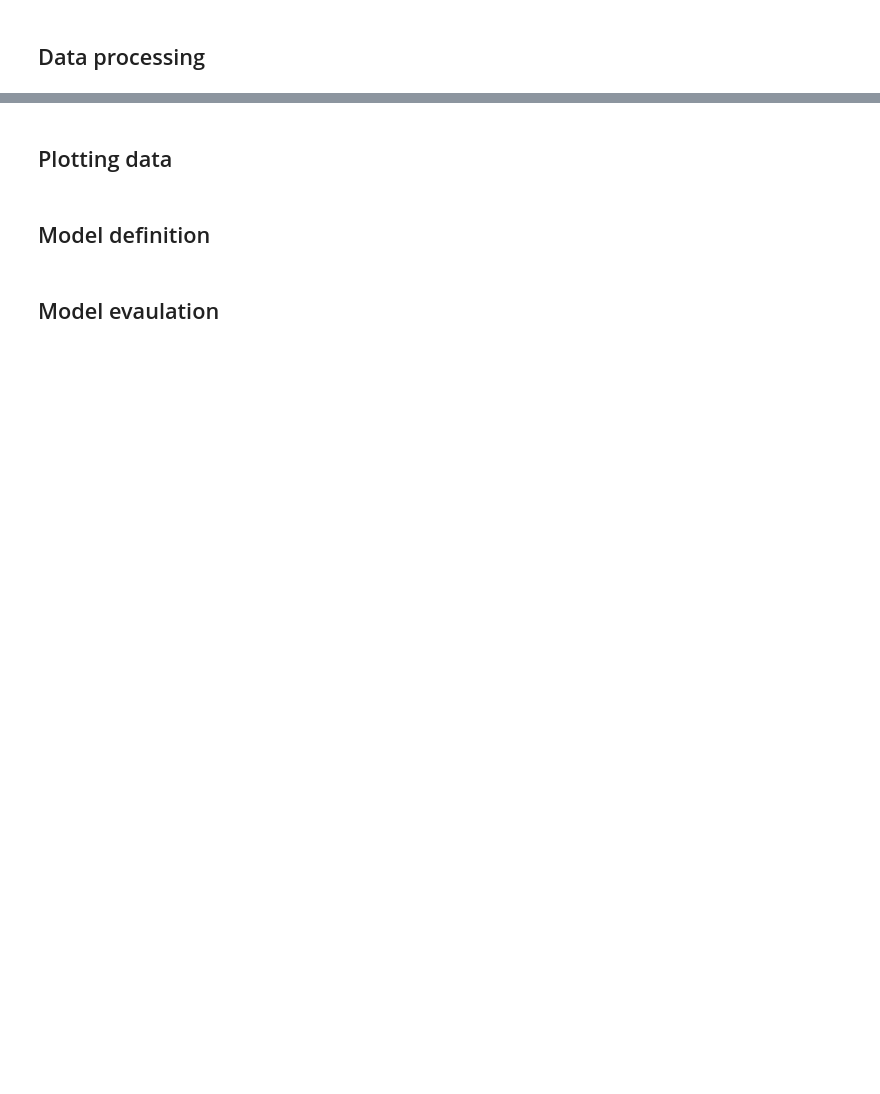
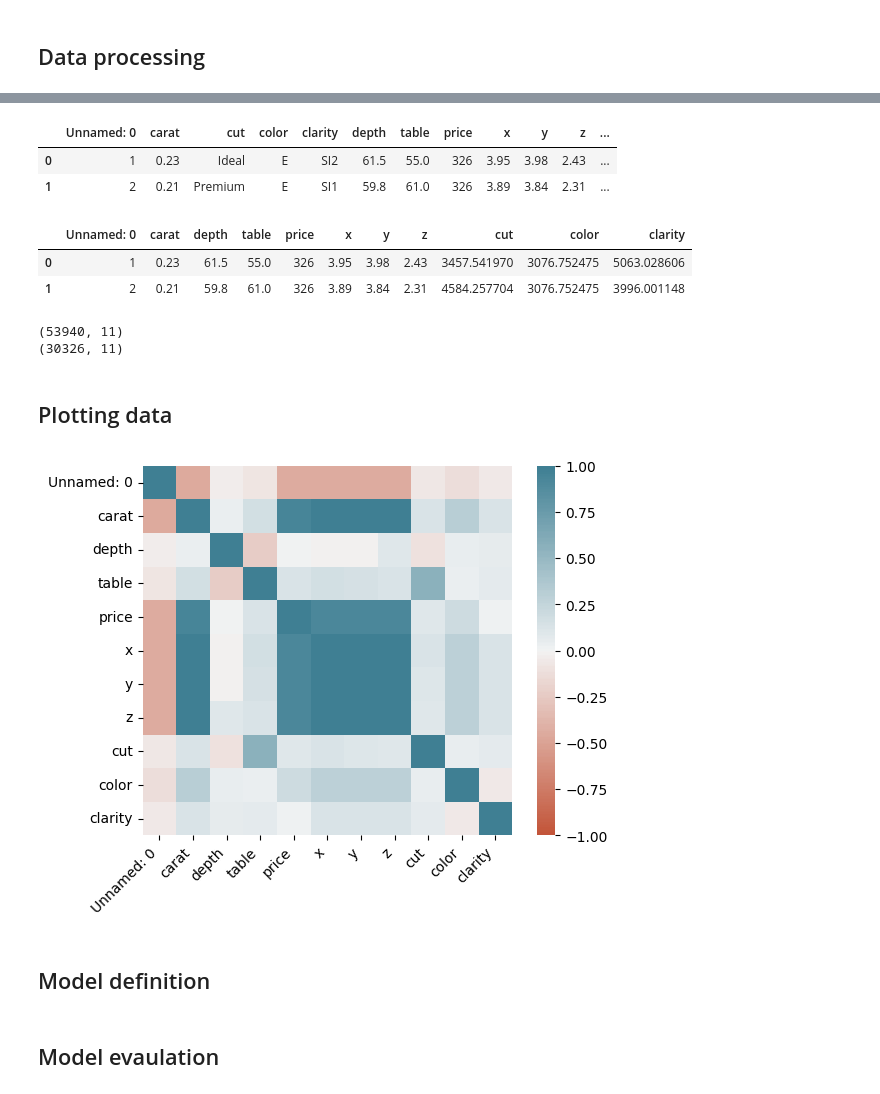
Before and after one commit to PetarS96/ML_Theory, a Jupyter notebook: ML_Models/KNN_regressor/KNN-Regressor.ipynb, the cells around one changed output, grey strips where cells are left out. Drawn from its saved outputs; the diff is of its cells as text; code cells hidden in the pictures; blank space fills up the shorter version.

```diff
--- a/ML_Models/KNN_regressor/KNN-Regressor.ipynb
+++ b/ML_Models/KNN_regressor/KNN-Regressor.ipynb
@@ -202,2 +202,11 @@ $$
 # %% [markdown]
 ## Data loading
+# %%
+# Loading Libraries
+import pandas as pd # for data analysis
+
+%matplotlib inline
+
+diamondprediction_eda=pd.read_csv('./data/diamonds.csv')
+
+diamondprediction_eda.describe()
@@ -206,4 +279,53 @@ $$
+# %%
+# Mean Encoding technique has been choosen to ensure better encoding amoung other technique's based on the above plots.
+# Verified the top 2 sample data after mean-encoding technique.
+mean_encode_cut = diamondprediction_eda.groupby('cut')['price'].mean()
+mean_encode_color = diamondprediction_eda.groupby('color')['price'].mean()
+mean_encode_clarity = diamondprediction_eda.groupby('clarity')['price'].mean()
+diamondprediction_eda.loc[:,'cut_mean_enc']=diamondprediction_eda['cut'].map(mean_encode_cut)
+diamondprediction_eda.loc[:,'color_mean_enc']=diamondprediction_eda['color'].map(mean_encode_color)
+diamondprediction_eda.loc[:,'clarity_mean_enc']=diamondprediction_eda['clarity'].map(mean_encode_clarity)
+diamondprediction_eda.head(2)
+# %% [output]
+|  | Unnamed: 0 | carat | cut | color | clarity | depth | table | price | x | y | z | ... |
+| 0 | 1 | 0.23 | Ideal | E | SI2 | 61.5 | 55.0 | 326 | 3.95 | 3.98 | 2.43 | ... |
+| 1 | 2 | 0.21 | Premium | E | SI1 | 59.8 | 61.0 | 326 | 3.89 | 3.84 | 2.31 | ... |
+# %%
+# Drop categorical variables
+diamondprediction_eda=diamondprediction_eda.drop(['cut','color','clarity'],axis=1)
+diamondprediction_eda.rename(columns = {'cut_mean_enc':'cut'}, inplace = True)
+diamondprediction_eda.rename(columns = {'color_mean_enc':'color'}, inplace = True)
+diamondprediction_eda.rename(columns = {'clarity_mean_enc':'clarity'}, inplace = True)
+diamondprediction_eda.head(2)
+# %% [output]
+|  | Unnamed: 0 | carat | depth | table | price | x | y | z | cut | color | clarity |
+| 0 | 1 | 0.23 | 61.5 | 55.0 | 326 | 3.95 | 3.98 | 2.43 | 3457.541970 | 3076.752475 | 5063.028606 |
+| 1 | 2 | 0.21 | 59.8 | 61.0 | 326 | 3.89 | 3.84 | 2.31 | 4584.257704 | 3076.752475 | 3996.001148 |
+# %%
+# Removing (statistical) outliers for dataset
+print(diamondprediction_eda.shape)
+Q1 = diamondprediction_eda.quantile(0.25) #(0.19485)
+#print(Q1)
+Q3 = diamondprediction_eda.quantile(0.75) #(0.80515)
+#print(Q3)
+IQR = Q3 - Q1
+#print(IQR)
+diamondprediction_eda_outliers = diamondprediction_eda[~((diamondprediction_eda < (Q1 - 1.5 * IQR)) |(diamondprediction_eda > (Q3 + 1.5 * IQR))).any(axis=1)]
+print(diamondprediction_eda_outliers.shape)
+# %% [output]
+(53940, 11)
+(30326, 11)
 # %% [markdown]
 ## Plotting data
+# %%
+import seaborn as sns # for statistical plotting
+import matplotlib.pyplot as plt # for plotting
+
+# Generated HeatMap after removal of outliers and you can see the difference clearly here.
+corr = diamondprediction_eda_outliers.corr()
+ax = sns.heatmap( corr,vmin=-1, vmax=1, center=0,  cmap=sns.diverging_palette(20, 220, n=200),square=True)
+ax.set_xticklabels(ax.get_xticklabels(),rotation=45,horizontalalignment='right');
+# %% [output]
+[figure, added]
 # %% [markdown]
 ## Model definition
```
Also changed, not shown: parts of 9 cells of this notebook, 4 other files.
